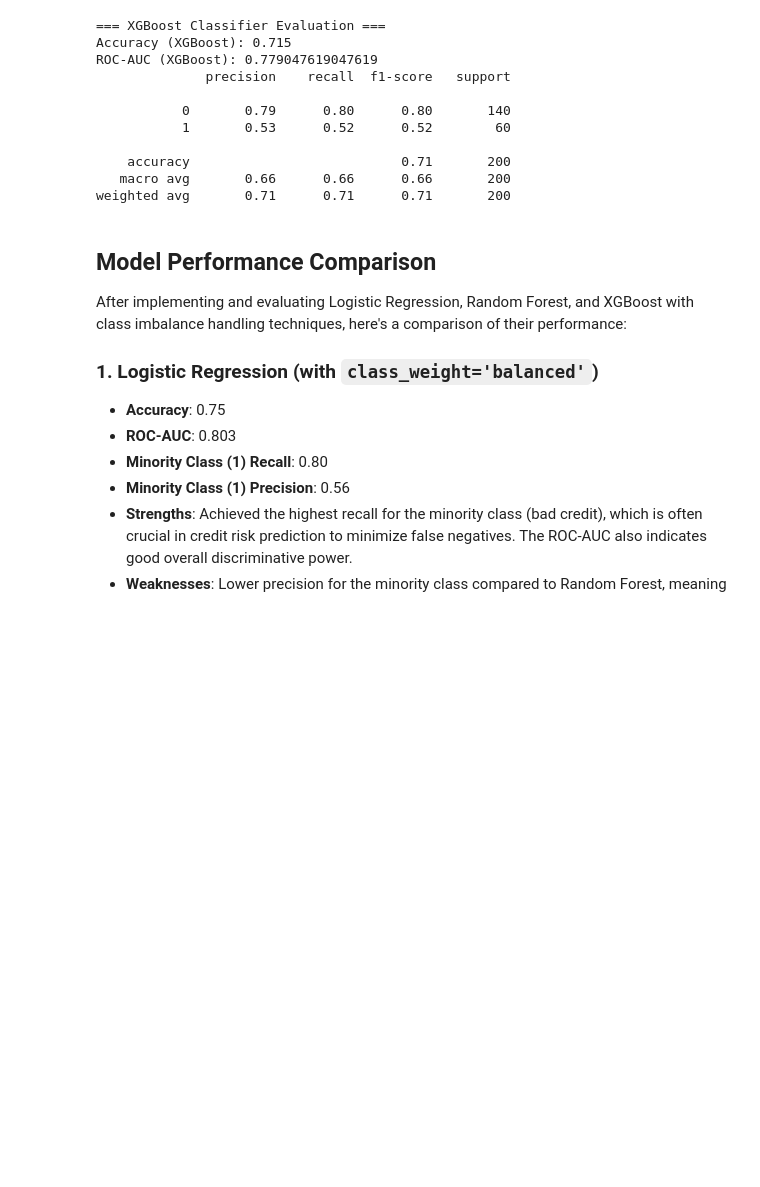
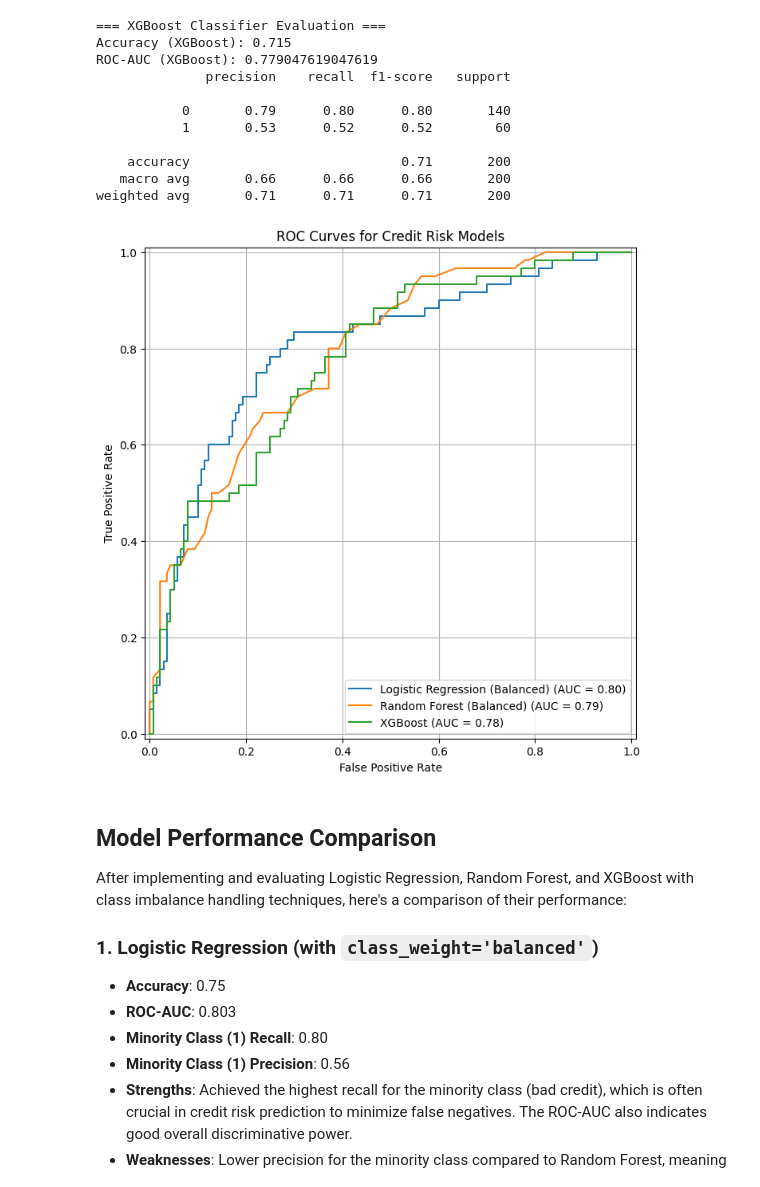
Before and after one commit to feifei0929999/credit-risk, a Jupyter notebook: model_comparison.ipynb, the cells around one changed output. Saved outputs shown, nothing was run; the diff lists cells and outputs as text; code cells hidden in the pictures; blank space fills up the shorter version.

```diff
--- a/model_comparison.ipynb
+++ b/model_comparison.ipynb
@@ -244,6 +246,24 @@ ROC-AUC (XGBoost): 0.779047619047619
     accuracy                           0.71       200
    macro avg       0.66      0.66      0.66       200
 weighted avg       0.71      0.71      0.71       200
+# %%
+import matplotlib.pyplot as plt
+from sklearn.metrics import RocCurveDisplay
+
+plt.figure(figsize=(10, 8))
+ax = plt.gca()
+
+RocCurveDisplay.from_estimator(log_model_balanced, X_test_scaled, y_test, ax=ax, name='Logistic Regression (Balanced)')
+RocCurveDisplay.from_estimator(rf_model_balanced, X_test, y_test, ax=ax, name='Random Forest (Balanced)')
+RocCurveDisplay.from_estimator(xgb_model, X_test, y_test, ax=ax, name='XGBoost')
+
+plt.title('ROC Curves for Credit Risk Models')
+plt.xlabel('False Positive Rate')
+plt.ylabel('True Positive Rate')
+plt.grid(True)
+plt.show()
+# %% [output]
+[figure, added]
 # %% [markdown]
 ## Model Performance Comparison
 
```
Also changed, not shown: parts of 1 cell of this notebook.
